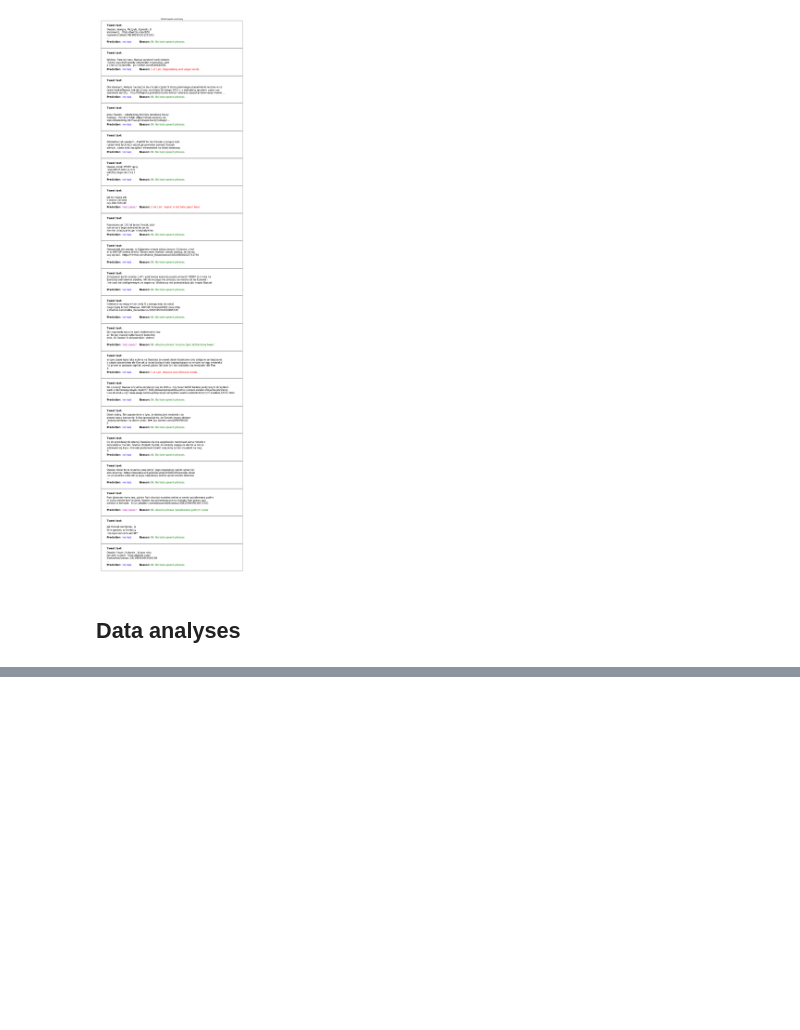
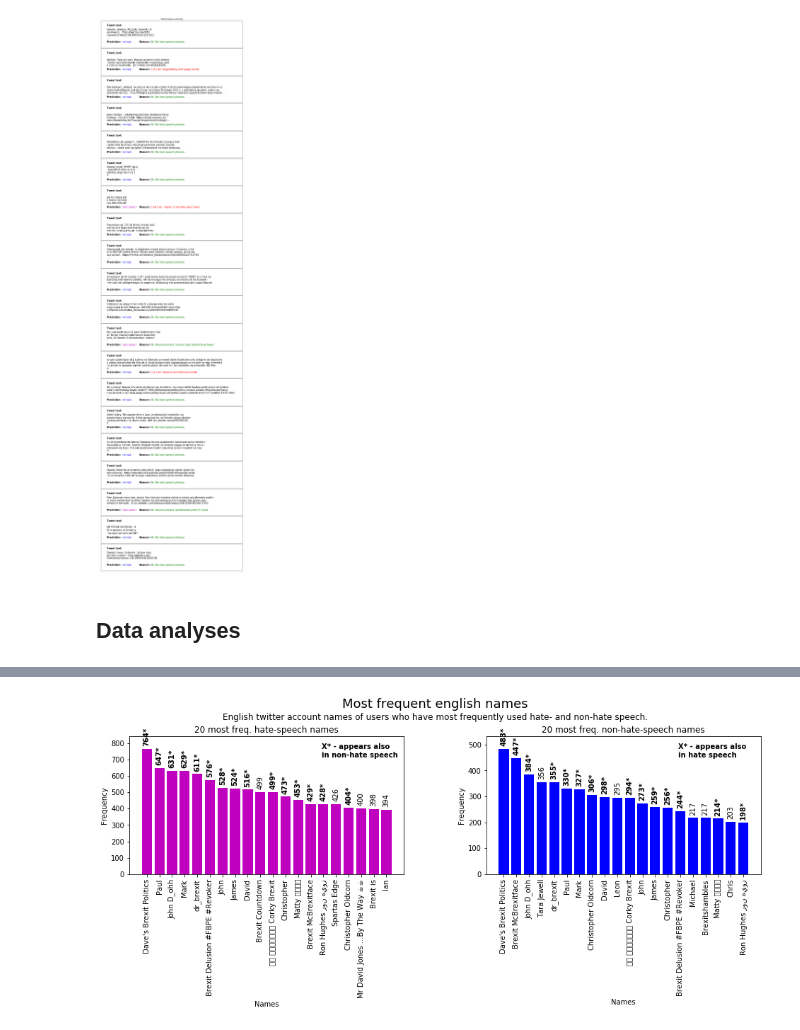
Before and after one commit to SMAPWr/Phase_3, a Jupyter notebook: HSD_Models_Summary_Tests.ipynb, the cells around one changed output, grey strips where cells are left out. Saved outputs shown, nothing was run; the diff lists cells and outputs as text; code cells hidden in the pictures; blank space fills up the shorter version.

```diff
--- a/HSD_Models_Summary_Tests.ipynb
+++ b/HSD_Models_Summary_Tests.ipynb
@@ -286,0 +459,7 @@ test_cases_board(test_cases_pl, title='Polish tweets summary', file_name='tests/
+# %%
+frequencies_bars(most_frequent(h_nm_en), most_frequent(nh_nm_en),
+                 title='Most frequent english names',
+                 subtitle='English twitter account names of users who have most frequently used hate- and non-hate speech.',
+                 elements='names', ortho=True, save_file='tests/analysis_nm_en.png')
+# %% [output]
+[figure, added]
```
Also changed, not shown: parts of 44 cells of this notebook, 1 other file.
